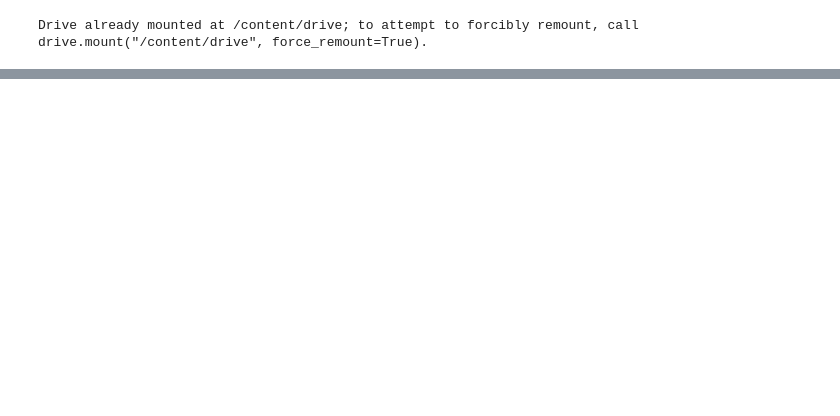
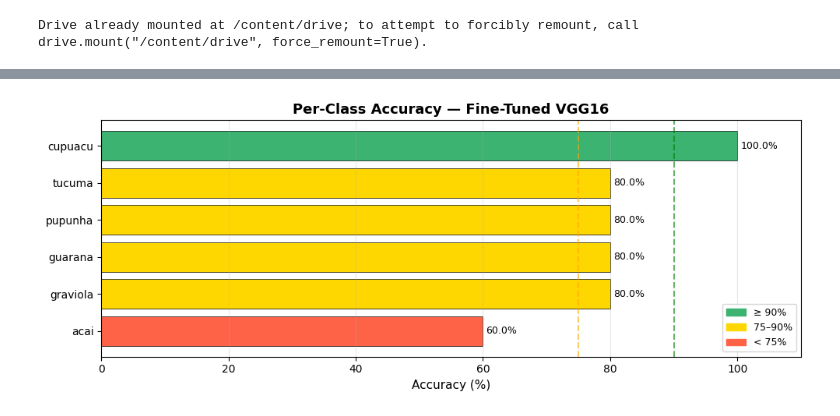
Before and after one commit to Abhi1997/AI_and_ML, a Jupyter notebook: Week - 6 - Practical Aspects of Training Deep Neural Network/Worksheet6.ipynb, the cells around one changed output, grey strips where cells are left out. Cells and saved outputs as stored; diff of their text form; code cells hidden in the pictures; blank space fills up the shorter version.

```diff
--- a/Week - 6 - Practical Aspects of Training Deep Neural Network/Worksheet6.ipynb
+++ b/Week - 6 - Practical Aspects of Training Deep Neural Network/Worksheet6.ipynb
@@ -746,0 +571,14 @@ Epoch 2/50
+# %%
+test_gen.reset()
+y_pred_prob = finetune_model.predict(test_gen, verbose=1)
+y_pred = np.argmax(y_pred_prob, axis=1)
+y_true = test_gen.classes
+
+print('\n' + '='*55)
+print('  Classification Report — Fine-Tuned VGG16')
+print('='*55)
+print(classification_report(
+    y_true, y_pred,
+    target_names=class_names,
+    digits=4
+))
@@ -746,0 +629,37 @@ Epoch 2/50
+# %%
+import matplotlib.pyplot as plt
+import matplotlib.patches as mpatches
+
+per_class_acc = confmat_norm.diagonal()
+
+sorted_idx = np.argsort(per_class_acc)
+sorted_classes = [class_names[i] for i in sorted_idx]
+sorted_acc     = per_class_acc[sorted_idx]
+
+fig, ax = plt.subplots(figsize=(10, max(4, NUM_CLASSES * 0.45)))
+colors_bar = ['tomato' if a < 0.75 else 'gold' if a < 0.90 else 'mediumseagreen'
+              for a in sorted_acc]
+ax.barh(sorted_classes, sorted_acc * 100, color=colors_bar, edgecolor='black', linewidth=0.5)
+
+for i, (cls, val) in enumerate(zip(sorted_classes, sorted_acc)):
+    ax.text(val * 100 + 0.5, i, f'{val*100:.1f}%', va='center', fontsize=9)
+
+ax.axvline(x=90, color='green',  linestyle='--', alpha=0.6, label='90% threshold')
+ax.axvline(x=75, color='orange', linestyle='--', alpha=0.6, label='75% threshold')
+
+handles = [
+    mpatches.Patch(color='mediumseagreen', label='≥ 90%'),
+    mpatches.Patch(color='gold',           label='75–90%'),
+    mpatches.Patch(color='tomato',         label='< 75%'),
+]
+ax.legend(handles=handles, loc='lower right', fontsize=9)
+
+ax.set_xlabel('Accuracy (%)', fontsize=11)
+ax.set_title('Per-Class Accuracy — Fine-Tuned VGG16', fontsize=13, fontweight='bold')
+ax.set_xlim(0, 110)
+ax.grid(axis='x', alpha=0.3)
+plt.tight_layout()
+plt.savefig('per_class_accuracy.png', dpi=150, bbox_inches='tight')
+plt.show()
+# %% [output]
+[figure, added]
```
Also changed, not shown: parts of 53 cells of this notebook.
